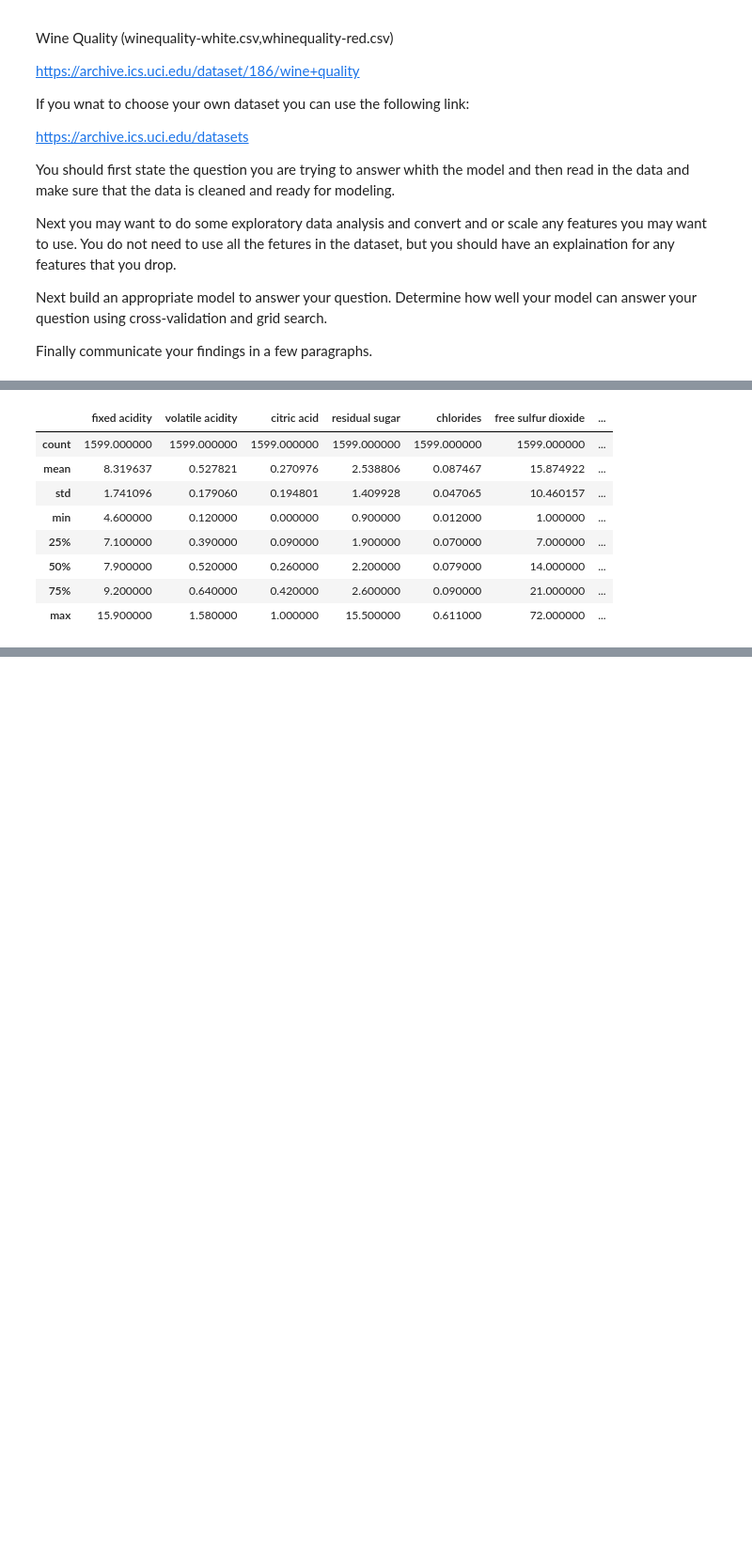
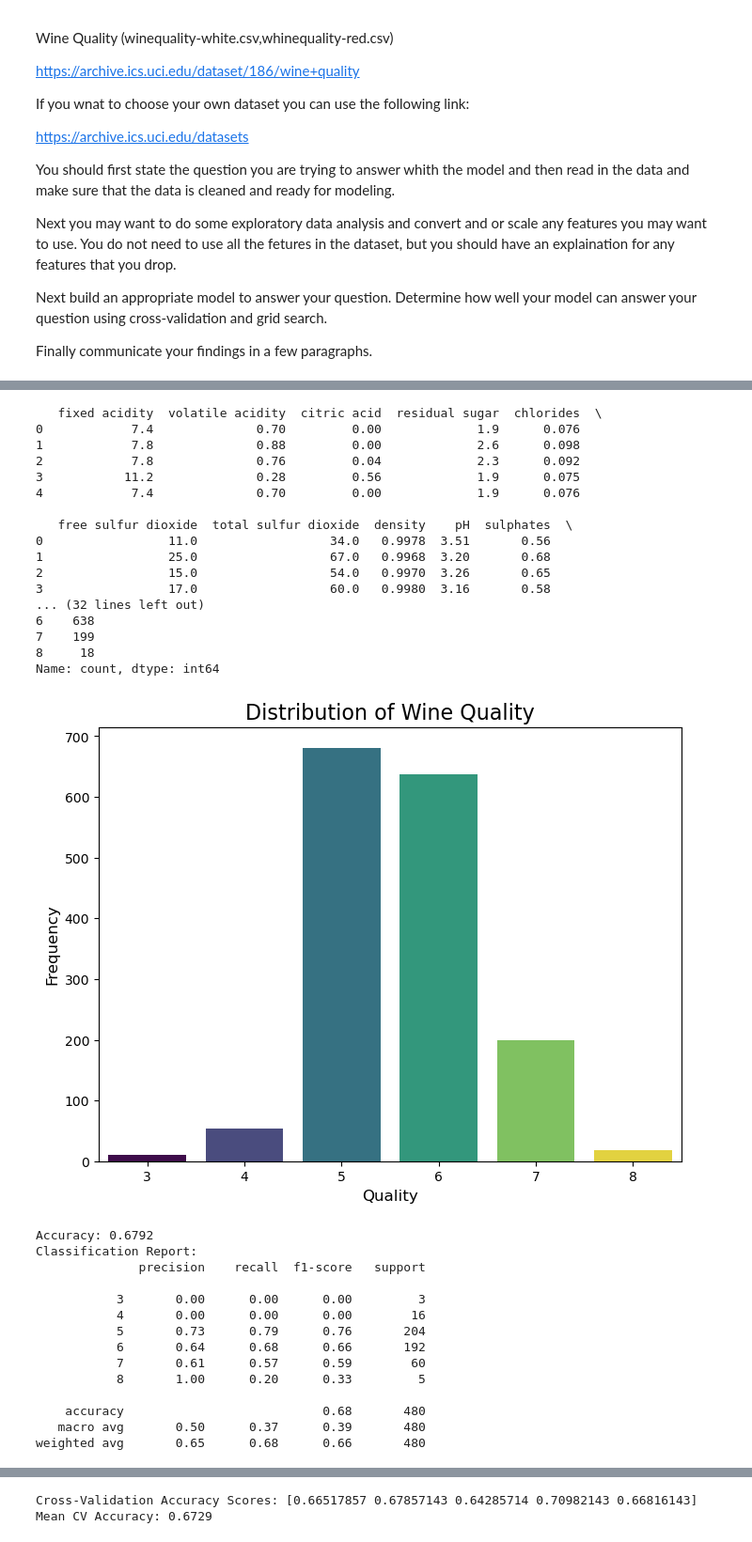
Before and after one commit to ktranfaglia1/DSCI470, a Jupyter notebook: Homework03/470_hw3.ipynb, the cells around one changed output, grey strips where cells are left out. Shown: that part at 94% size. Cells and saved outputs as stored; diff of their text form; code cells hidden in the pictures; blank space fills up the shorter version.

```diff
--- a/Homework03/470_hw3.ipynb
+++ b/Homework03/470_hw3.ipynb
@@ -44,9 +46,13 @@ df_wine_red.describe()
 print(df_wine_red.head())
 print(df_wine_red.info())
 
+# Calculate and Display the frequency of each quality rating
+quality_counts = df_wine_red['quality'].value_counts().sort_index()
+print(quality_counts)
+
 # Visualize the target variable (quality) distribution
 plt.figure(figsize=(8, 6))
-sns.countplot(x=df_wine_red['quality'], palette='viridis')
+sns.countplot(x=df_wine_red['quality'], hue=df_wine_red['quality'], legend=False, palette='viridis')
 plt.title('Distribution of Wine Quality', fontsize=16)
 plt.xlabel('Quality', fontsize=12)
 plt.ylabel('Frequency', fontsize=12)
@@ -60,7 +66,7 @@ features = df_wine_red.drop('quality', axis=1)  # Extract features
 # Train-test split
 X_train, X_test, y_train, y_test = train_test_split(features, target, test_size=0.3, random_state=7, stratify=target)
 
-# Feature scaling
+# Feature scaling (Standard: Mean = 0, Std = 1)
 scaler = StandardScaler()
 X_train_scaled = scaler.fit_transform(X_train)
 X_test_scaled = scaler.transform(X_test)
@@ -76,44 +82,67 @@ grid_tune = {
 }
 
 # Grid Search with Cross-Validation (cv=5)
-grid_search = GridSearchCV(estimator=rf, param_grid=grid_tune, cv=5, scoring='accuracy', n_jobs=-1, verbose=2)
+grid_search = GridSearchCV(estimator=rf, param_grid=grid_tune, cv=5, scoring='accuracy')
 grid_search.fit(X_train_scaled, y_train)
 
 # Get the best model
 best_model = grid_search.best_estimator_
 
 # Evaluate the model
 # Predict on the test set
 y_pred = best_model.predict(X_test_scaled)
 
 # Accuracy
 accuracy = accuracy_score(y_test, y_pred)
 print(f'Accuracy: {accuracy:.4f}')
 
 # Classification Report
 print("Classification Report:")
 print(classification_report(y_test, y_pred))
 
 # Confusion Matrix
 conf_matrix = confusion_matrix(y_test, y_pred)
 plt.figure(figsize=(8, 6))
 sns.heatmap(conf_matrix, annot=True, fmt='d', cmap='Blues', xticklabels=sorted(y_test.unique()), yticklabels=sorted(y_test.unique()))
 plt.title('Confusion Matrix', fontsize=16)
 plt.xlabel('Predicted', fontsize=12)
 plt.ylabel('Actual', fontsize=12)
 plt.show()
 
 # Step 5: Cross-Validation Scores
 cv_scores = cross_val_score(best_model, X_train_scaled, y_train, cv=5, scoring='accuracy')
 print(f"Cross-Validation Accuracy Scores: {cv_scores}")
 print(f"Mean CV Accuracy: {cv_scores.mean():.4f}")
 # %% [output]
-|  | fixed acidity | volatile acidity | citric acid | residual sugar | chlorides | free sulfur dioxide | ... |
-| count | 1599.000000 | 1599.000000 | 1599.000000 | 1599.000000 | 1599.000000 | 1599.000000 | ... |
-| mean | 8.319637 | 0.527821 | 0.270976 | 2.538806 | 0.087467 | 15.874922 | ... |
-| std | 1.741096 | 0.179060 | 0.194801 | 1.409928 | 0.047065 | 10.460157 | ... |
-| min | 4.600000 | 0.120000 | 0.000000 | 0.900000 | 0.012000 | 1.000000 | ... |
-| 25% | 7.100000 | 0.390000 | 0.090000 | 1.900000 | 0.070000 | 7.000000 | ... |
-| 50% | 7.900000 | 0.520000 | 0.260000 | 2.200000 | 0.079000 | 14.000000 | ... |
-| 75% | 9.200000 | 0.640000 | 0.420000 | 2.600000 | 0.090000 | 21.000000 | ... |
-| max | 15.900000 | 1.580000 | 1.000000 | 15.500000 | 0.611000 | 72.000000 | ... |
+   fixed acidity  volatile acidity  citric acid  residual sugar  chlorides  \
+0            7.4              0.70         0.00             1.9      0.076
+1            7.8              0.88         0.00             2.6      0.098
+2            7.8              0.76         0.04             2.3      0.092
+3           11.2              0.28         0.56             1.9      0.075
+4            7.4              0.70         0.00             1.9      0.076
+
+   free sulfur dioxide  total sulfur dioxide  density    pH  sulphates  \
+0                 11.0                  34.0   0.9978  3.51       0.56
+1                 25.0                  67.0   0.9968  3.20       0.68
+2                 15.0                  54.0   0.9970  3.26       0.65
+3                 17.0                  60.0   0.9980  3.16       0.58
+... (32 lines left out)
+6    638
+7    199
+8     18
+Name: count, dtype: int64
+[figure, added]
+Accuracy: 0.6792
+Classification Report:
+              precision    recall  f1-score   support
+
+           3       0.00      0.00      0.00         3
+           4       0.00      0.00      0.00        16
+           5       0.73      0.79      0.76       204
+           6       0.64      0.68      0.66       192
+           7       0.61      0.57      0.59        60
+           8       1.00      0.20      0.33         5
+
+    accuracy                           0.68       480
+   macro avg       0.50      0.37      0.39       480
+weighted avg       0.65      0.68      0.66       480
@@ -119,0 +150,2 @@ print(f"Mean CV Accuracy: {cv_scores.mean():.4f}")
+Cross-Validation Accuracy Scores: [0.66517857 0.67857143 0.64285714 0.70982143 0.66816143]
+Mean CV Accuracy: 0.6729
```
Also changed, not shown: parts of 2 cells of this notebook, 1 other file.
